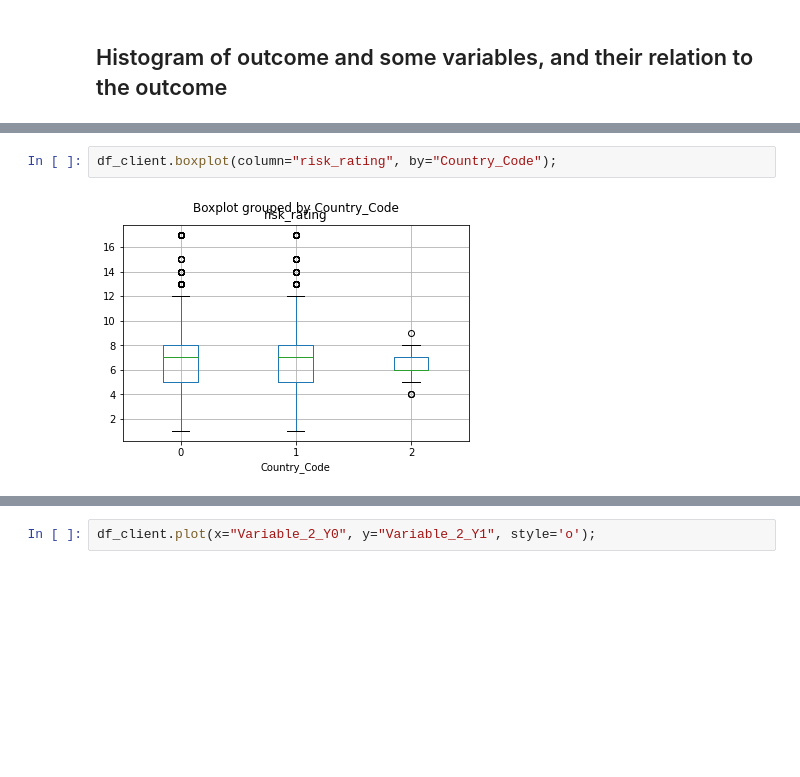
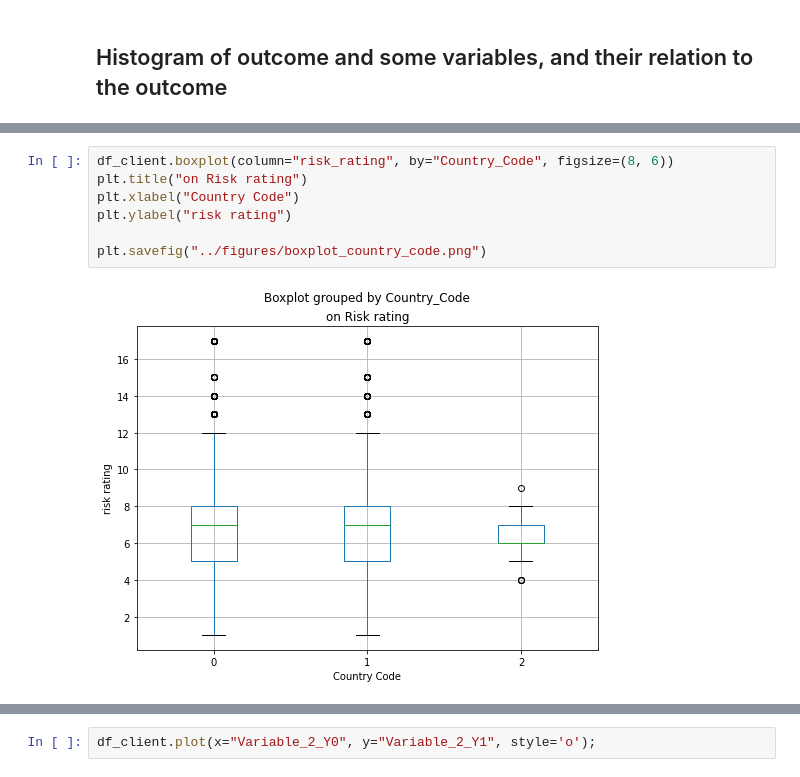
Before and after one commit to tonyfengschool/OLG_Project, a Jupyter notebook: code/1. EDA.ipynb, the cells around one changed output, grey strips where cells are left out. Saved outputs shown, nothing was run; the diff lists cells and outputs as text; blank space fills up the shorter version.

```diff
--- a/code/1. EDA.ipynb
+++ b/code/1. EDA.ipynb
@@ -112,5 +151,10 @@ df_client["Country_Code"].hist()
 # %%
-df_client.boxplot(column="risk_rating", by="Country_Code");
+df_client.boxplot(column="risk_rating", by="Country_Code", figsize=(8, 6))
+plt.title("on Risk rating")
+plt.xlabel("Country Code")
+plt.ylabel("risk rating")
+
+plt.savefig("../figures/boxplot_country_code.png")
 # %% [output]
-[figure, old version]
+[figure, new version]
 # %%
```
Also changed, not shown: parts of 10 cells of this notebook, 30 other files.
